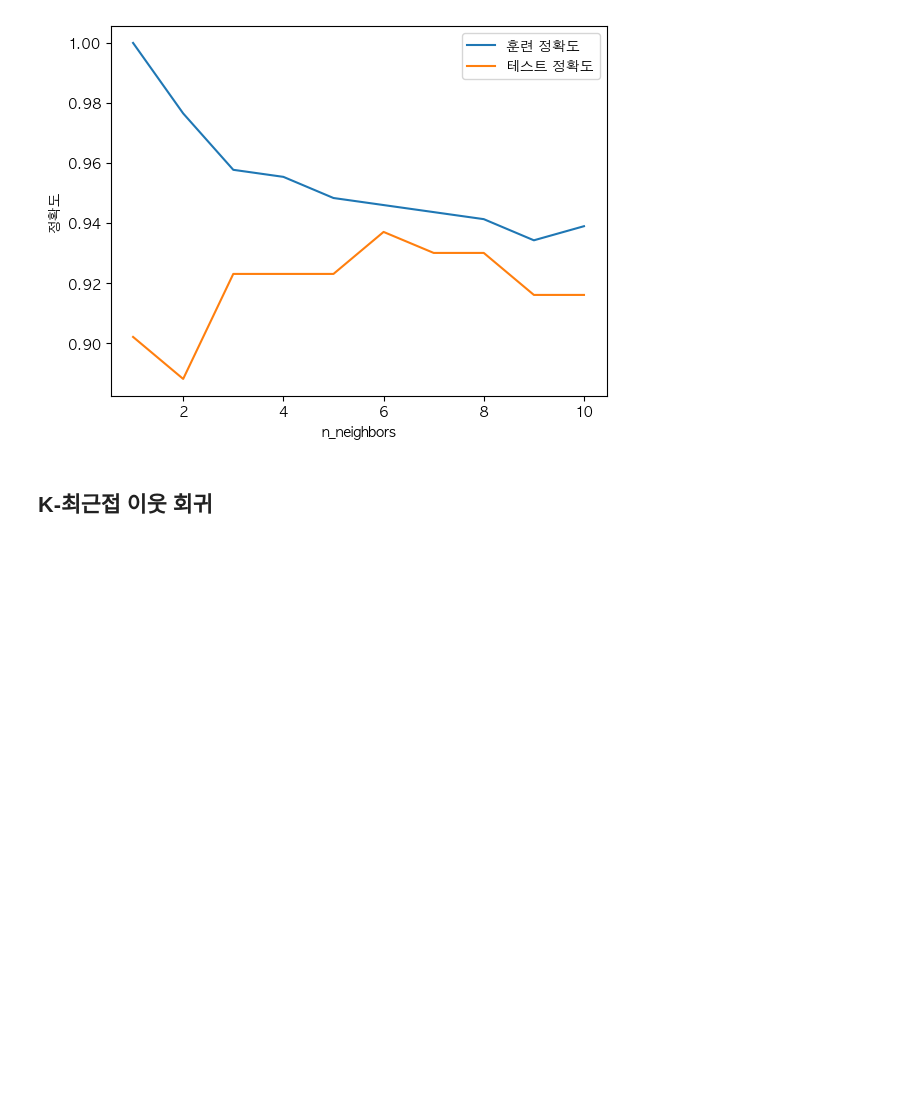
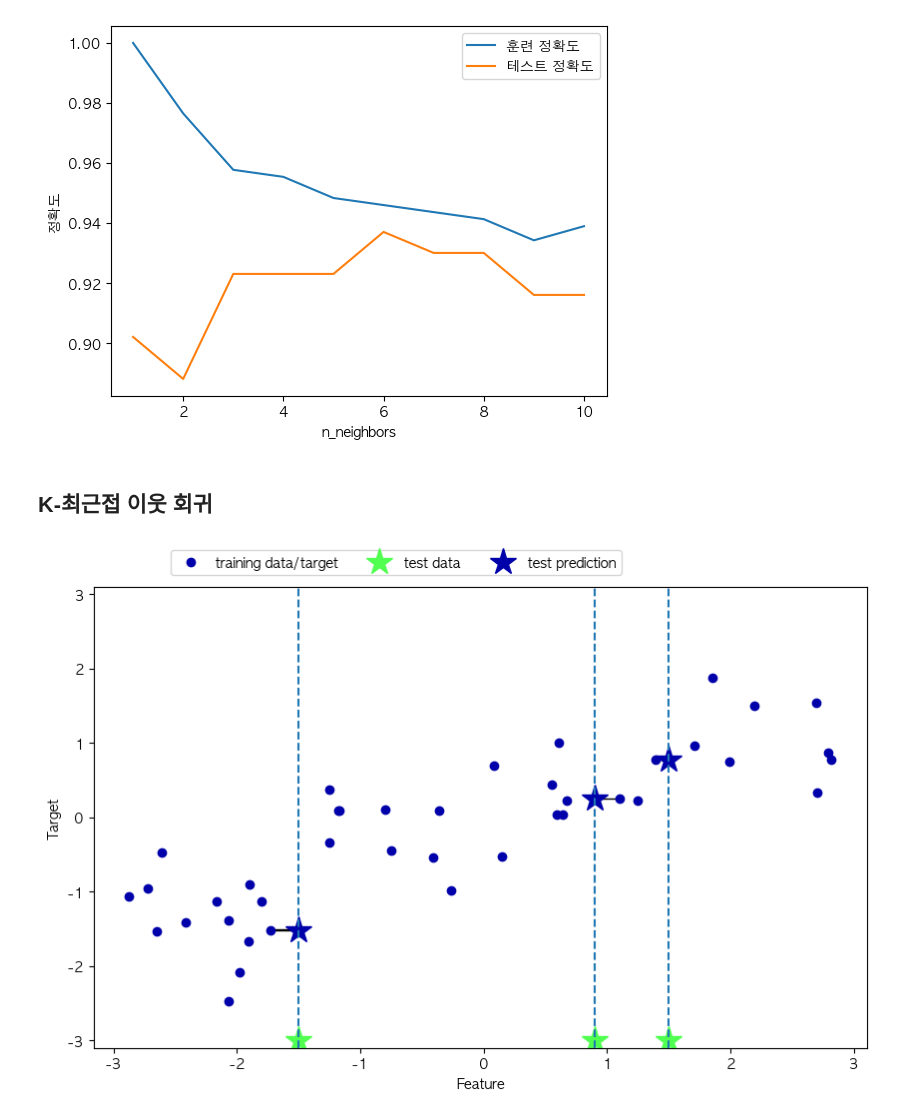
Before and after one commit to extraordinarySumiLee/Machine-Learning-practice, a Jupyter notebook: 20251014.ipynb, the cells around one changed output. Saved outputs shown, nothing was run; the diff lists cells and outputs as text; code cells hidden in the pictures; blank space fills up the shorter version.

Commit message:
KNN Regression 추가

```diff
--- a/20251014.ipynb
+++ b/20251014.ipynb
@@ -240,0 +243,4 @@ plt.legend()
+# %%
+mglearn.plots.plot_knn_regression(n_neighbors=1)
+# %% [output]
+[figure, added]
```
Also changed, not shown: parts of 4 cells of this notebook.
